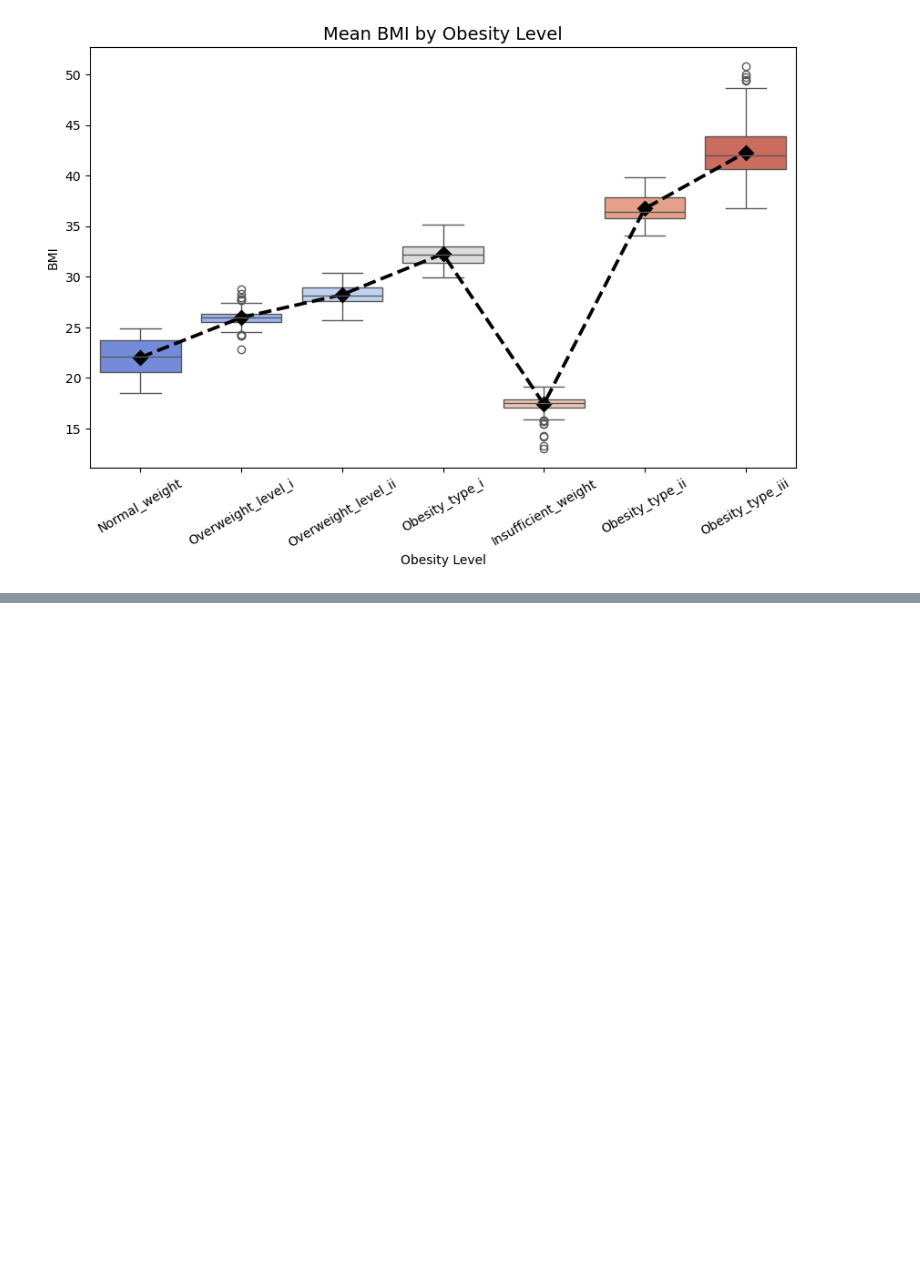
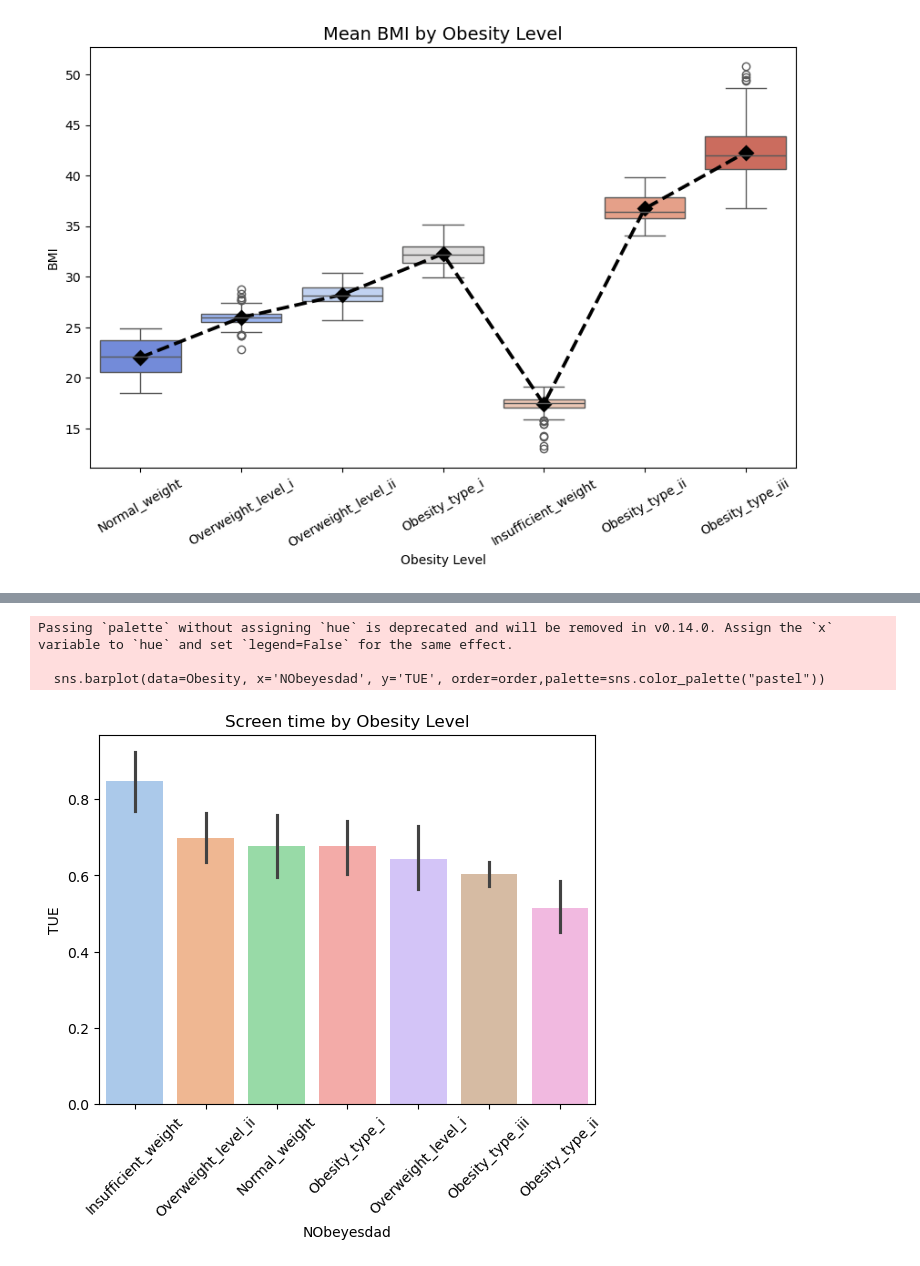
Before and after one commit to NnekaAsuzu/Obesity, a Jupyter notebook: src/RM2.ipynb, the cells around one changed output, grey strips where cells are left out. Cells and saved outputs as stored; diff of their text form; code cells hidden in the pictures; blank space fills up the shorter version.

Commit message:
Accessible color pallette included

```diff
--- a/src/RM2.ipynb
+++ b/src/RM2.ipynb
@@ -87,0 +102,17 @@ Passing `palette` without assigning `hue` is deprecated and will be removed in v
+# %%
+#Screen time by obesity level
+
+# Sort the data by 'TUE' for each 'NObeyesdad'
+order = Obesity.groupby('NObeyesdad')['TUE'].mean().sort_values(ascending=False).index
+
+# Create the barplot with sorted order
+sns.barplot(data=Obesity, x='NObeyesdad', y='TUE', order=order,palette=sns.color_palette("pastel"))
+
+plt.xticks(rotation=45)
+plt.title("Screen time by Obesity Level")
+plt.show()
+# %% [output]
+Passing `palette` without assigning `hue` is deprecated and will be removed in v0.14.0. Assign the `x` variable to `hue` and set `legend=False` for the same effect.
+
+  sns.barplot(data=Obesity, x='NObeyesdad', y='TUE', order=order,palette=sns.color_palette("pastel"))
+[figure, added]
```
Also changed, not shown: parts of 2 cells of this notebook, 3 other files.
